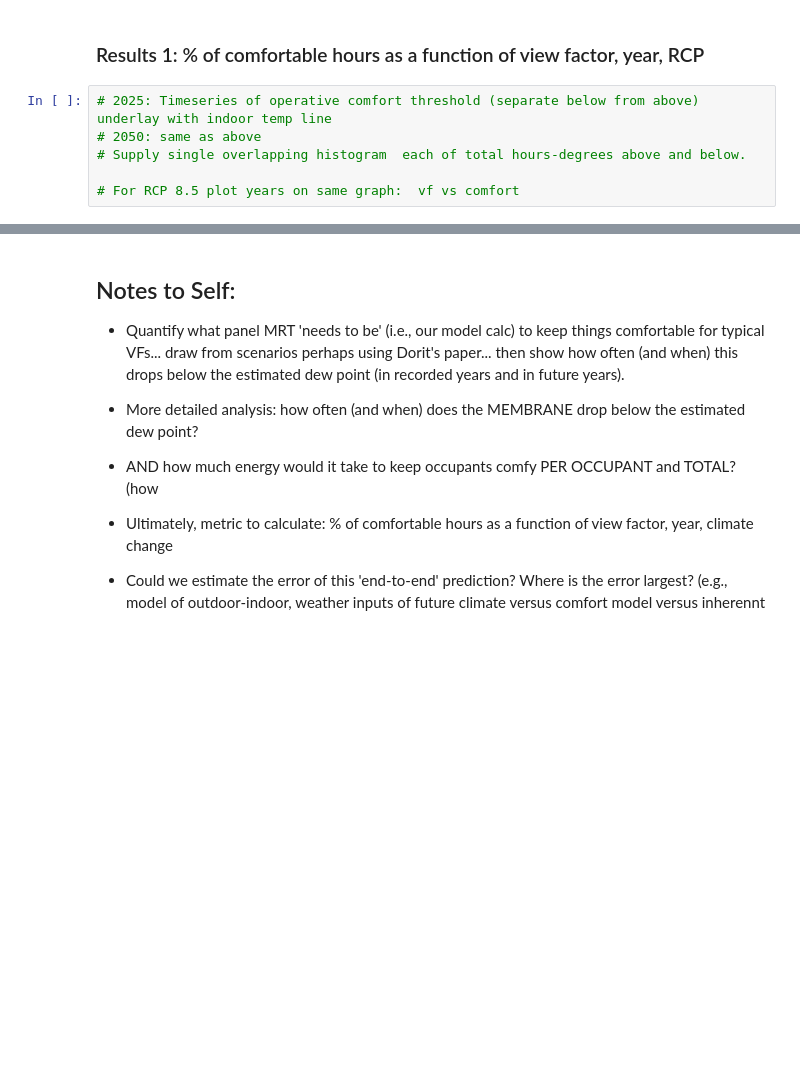
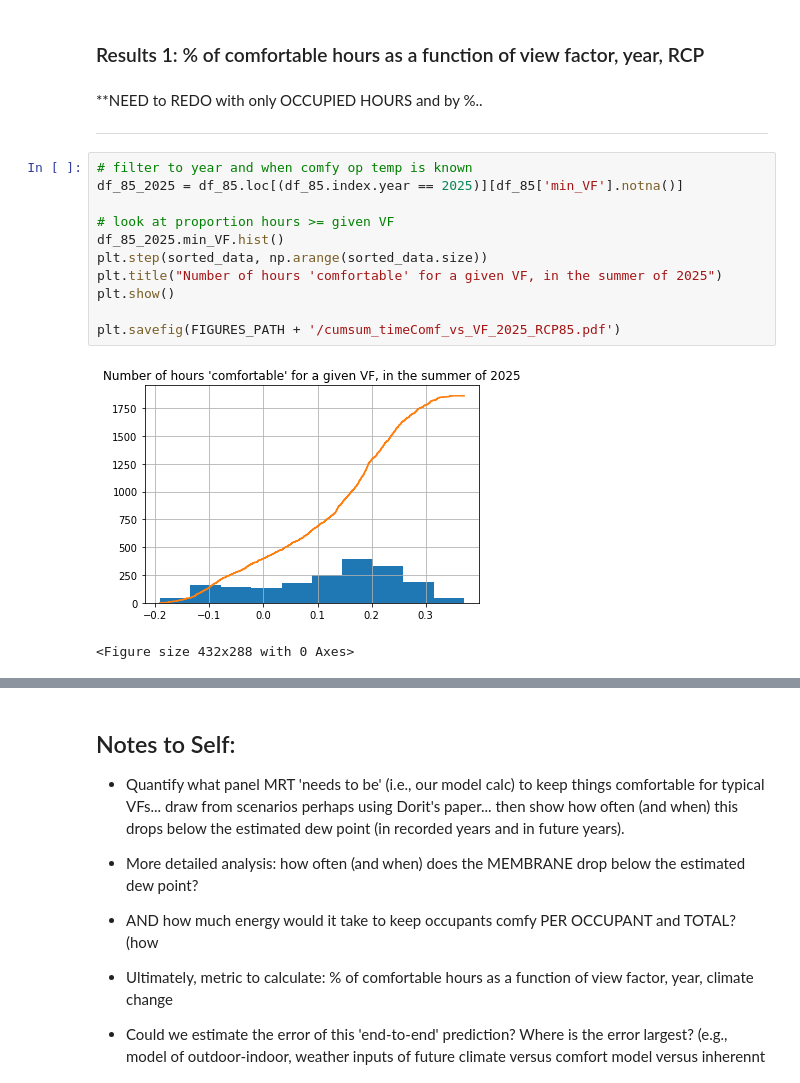
Before and after one commit to eta-lab/cooling-around, a Jupyter notebook: models/mrt2_XGBoost_futurePredictions.ipynb, the cells around one changed output, grey strips where cells are left out. Cells and saved outputs as stored; diff of their text form; blank space fills up the shorter version.

```diff
--- a/models/mrt2_XGBoost_futurePredictions.ipynb
+++ b/models/mrt2_XGBoost_futurePredictions.ipynb
@@ -555,8 +558,20 @@ In 2080 under RCP 8.5, it is too hot about indoors 80.0 percent of the time.
 # %% [markdown]
 ### Results 1: % of comfortable hours as a function of view factor, year, RCP
-# %%
-# 2025: Timeseries of operative comfort threshold (separate below from above) underlay with indoor temp line
-# 2050: same as above
-# Supply single overlapping histogram  each of total hours-degrees above and below.
-
-# For RCP 8.5 plot years on same graph:  vf vs comfort
+# %% [markdown]
+**NEED to REDO with only OCCUPIED HOURS and by %..
+
+---
+# %%
+# filter to year and when comfy op temp is known
+df_85_2025 = df_85.loc[(df_85.index.year == 2025)][df_85['min_VF'].notna()]
+
+# look at proportion hours >= given VF
+df_85_2025.min_VF.hist()
+plt.step(sorted_data, np.arange(sorted_data.size))
+plt.title("Number of hours 'comfortable' for a given VF, in the summer of 2025")
+plt.show()
+
+plt.savefig(FIGURES_PATH + '/cumsum_timeComf_vs_VF_2025_RCP85.pdf')
+# %% [output]
+[figure, added]
+<Figure size 432x288 with 0 Axes>
```
Also changed, not shown: parts of 10 cells of this notebook.
